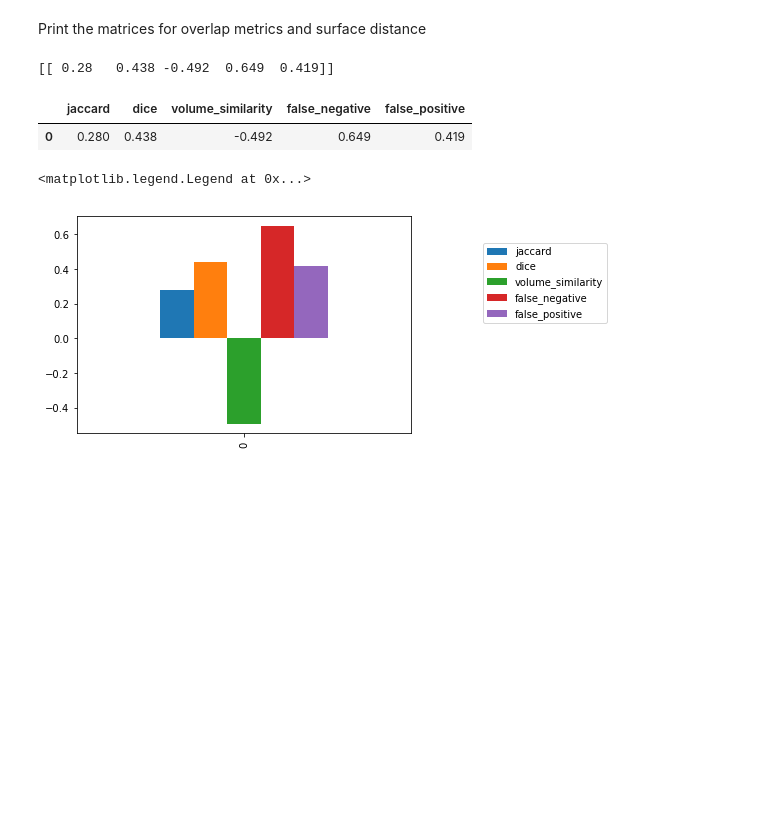
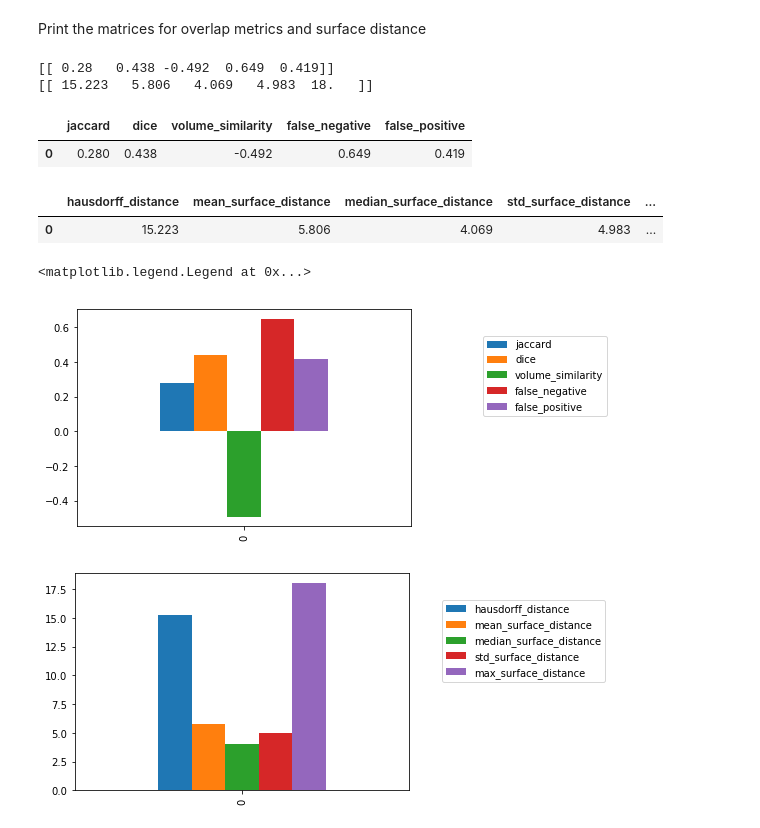
Before and after one commit to tri16cc/xml-processing-1, a Jupyter notebook: SegmentationEvaluation/SegmentationEval.ipynb, the cells around one changed output. Cells and saved outputs as stored; diff of their text form; code cells hidden in the pictures; blank space fills up the shorter version.

Commit message:
update Jupyter Notebook with correct label

```diff
--- a/SegmentationEvaluation/SegmentationEval.ipynb
+++ b/SegmentationEvaluation/SegmentationEval.ipynb
@@ -121,7 +121,7 @@ Use the absolute values of the distance map to compute the surface distances (di
 # %%
 reference_distance_map = sitk.Abs(sitk.SignedMaurerDistanceMap(reference_segmentation, squaredDistance=False))
 label_intensity_statistics_filter = sitk.LabelIntensityStatisticsImageFilter()
-label = 1
+label = 255  # color white - foreground pixels
 # %%
 
 overlap_measures_filter.Execute(reference_segmentation, segmentation)
@@ -137,33 +137,41 @@ surface_distance_results[0,SurfaceDistanceMeasures.hausdorff_distance.value] = h
 # Surface distance measures
 segmented_surface = sitk.LabelContour(segmentation)
 label_intensity_statistics_filter.Execute(segmented_surface, reference_distance_map)
-#surface_distance_results[0,SurfaceDistanceMeasures.mean_surface_distance.value] = label_intensity_statistics_filter.GetMean(label)
-#surface_distance_results[0,SurfaceDistanceMeasures.median_surface_distance.value] = label_intensity_statistics_filter.GetMedian(label)
-#surface_distance_results[0,SurfaceDistanceMeasures.std_surface_distance.value] = label_intensity_statistics_filter.GetStandardDeviation(label)
-#surface_distance_results[0,SurfaceDistanceMeasures.max_surface_distance.value] = label_intensity_statistics_filter.GetMaximum(label)
+surface_distance_results[0,SurfaceDistanceMeasures.mean_surface_distance.value] = label_intensity_statistics_filter.GetMean(label)
+surface_distance_results[0,SurfaceDistanceMeasures.median_surface_distance.value] = label_intensity_statistics_filter.GetMedian(label)
+surface_distance_results[0,SurfaceDistanceMeasures.std_surface_distance.value] = label_intensity_statistics_filter.GetStandardDeviation(label)
+surface_distance_results[0,SurfaceDistanceMeasures.max_surface_distance.value] = label_intensity_statistics_filter.GetMaximum(label)
 # %% [markdown]
 Print the matrices for overlap metrics and surface distance
 # %%
 np.set_printoptions(precision=3)
 print(overlap_results)
-#print(surface_distance_results)
+print(surface_distance_results)
 # %% [output]
 [[ 0.28   0.438 -0.492  0.649  0.419]]
+[[ 15.223   5.806   4.069   4.983  18.   ]]
 # %%
 import pandas as pd
 from IPython.display import display, HTML
 
 # Graft our results matrix into pandas data frames
 overlap_results_df = pd.DataFrame(data=overlap_results, index = list(range(1)),
                                   columns=[name for name, _ in OverlapMeasures.__members__.items()])
 
+surface_distance_results_df = pd.DataFrame(data=surface_distance_results, index = list(range(1)),
+                                  columns=[name for name, _ in SurfaceDistanceMeasures.__members__.items()])
+
+
 # Display the data as HTML tables and graphs
 display(HTML(overlap_results_df.to_html(float_format=lambda x: '%.3f' % x)))
-#display(HTML(surface_distance_results_df.to_html(float_format=lambda x: '%.3f' % x)))
+display(HTML(surface_distance_results_df.to_html(float_format=lambda x: '%.3f' % x)))
 overlap_results_df.plot(kind='bar').legend(bbox_to_anchor=(1.6,0.9))
-#surface_distance_results_df.plot(kind='bar').legend(bbox_to_anchor=(1.6,0.9))
+surface_distance_results_df.plot(kind='bar').legend(bbox_to_anchor=(1.6,0.9))
 # %% [output]
 |  | jaccard | dice | volume_similarity | false_negative | false_positive |
 | 0 | 0.280 | 0.438 | -0.492 | 0.649 | 0.419 |
+|  | hausdorff_distance | mean_surface_distance | median_surface_distance | std_surface_distance | ... |
+| 0 | 15.223 | 5.806 | 4.069 | 4.983 | ... |
 <matplotlib.legend.Legend at 0x...>
 [figure]
+[figure, added]
```
